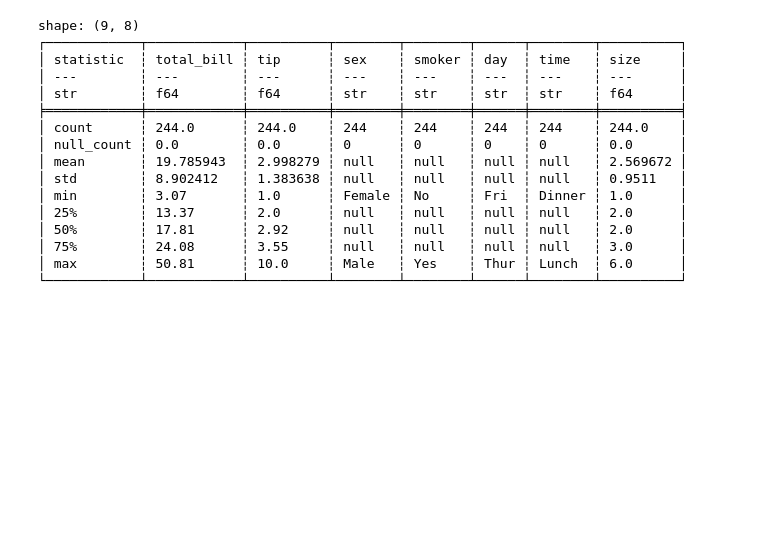
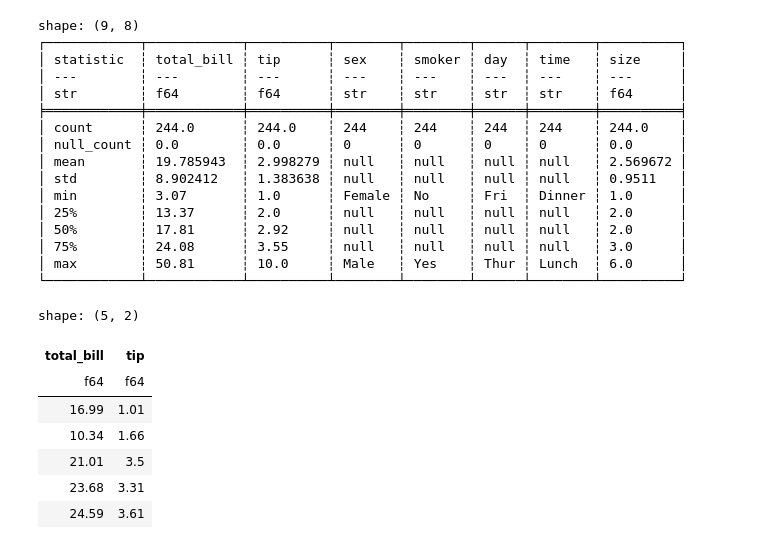
Before and after one commit to leandroclv/polars_udemy, a Jupyter notebook: introducao.ipynb, the cells around one changed output. Cells and saved outputs as stored; diff of their text form; code cells hidden in the pictures; blank space fills up the shorter version.

```diff
--- a/introducao.ipynb
+++ b/introducao.ipynb
@@ -68,3 +68,15 @@ shape: (9, 8)
 │ 75%        ┆ 24.08      ┆ 3.55     ┆ null   ┆ null   ┆ null ┆ null   ┆ 3.0      │
 │ max        ┆ 50.81      ┆ 10.0     ┆ Male   ┆ Yes    ┆ Thur ┆ Lunch  ┆ 6.0      │
 └────────────┴────────────┴──────────┴────────┴────────┴──────┴────────┴──────────┘
+# %%
+#Selecionar colunas
+df.select(['total_bill','tip']).head()
+# %% [output]
+shape: (5, 2)
+| total_bill | tip |
+| f64 | f64 |
+| 16.99 | 1.01 |
+| 10.34 | 1.66 |
+| 21.01 | 3.5 |
+| 23.68 | 3.31 |
+| 24.59 | 3.61 |
```
Also changed, not shown: parts of 11 cells of this notebook.
